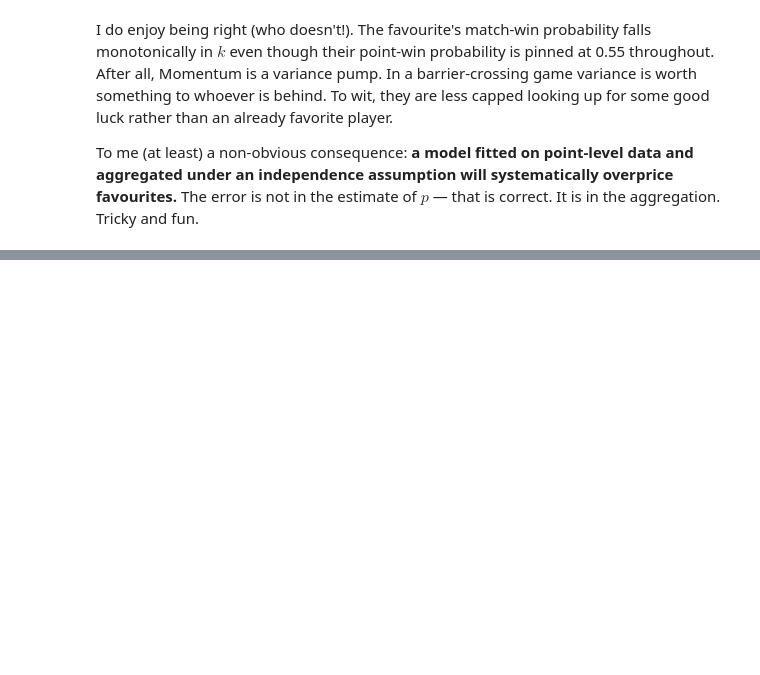
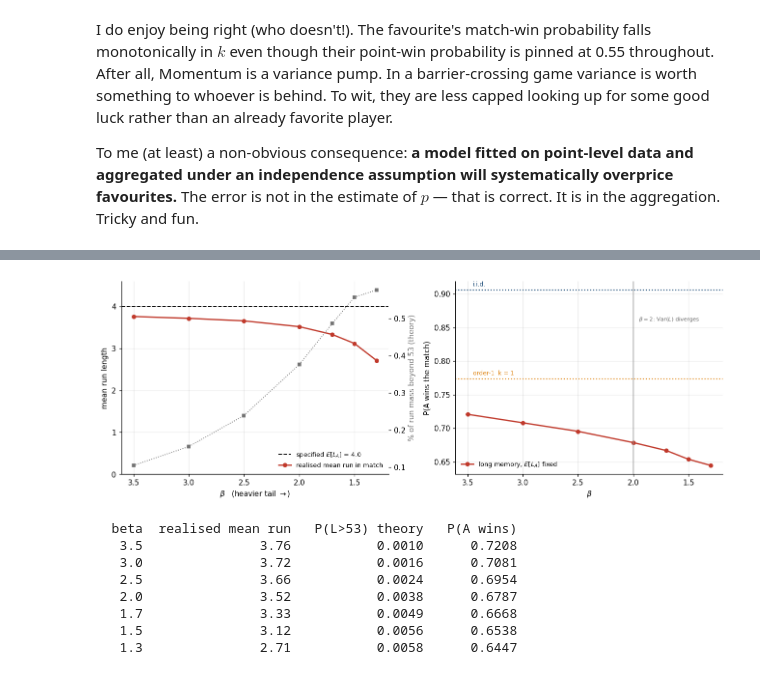
Before and after one commit to MarcoGaloppo/Break-point, a Jupyter notebook: narrative_tennis_lab.ipynb, the cells around one changed output, grey strips where cells are left out. Saved outputs shown, nothing was run; the diff lists cells and outputs as text; code cells hidden in the pictures; blank space fills up the shorter version.

```diff
--- a/narrative_tennis_lab.ipynb
+++ b/narrative_tennis_lab.ipynb
@@ -589,0 +809,55 @@ error is not in the estimate of $p$ — that is correct. It is in the aggregatio
+# %%
+BETAS = [3.5, 3.0, 2.5, 2.0, 1.7, 1.5, 1.3]
+mean_obs, pwin, tail_mass = [], [], []
+
+for b in BETAS:
+    kw = dict(p=P, memory="long", beta=b, gamma=gamma_for_mean_run(MEAN_RUN, b, P))
+    mp = TennisSimulator(seed=SEED, **kw).simulate_match_points(N_MATCH)
+    mean_obs.append(np.concatenate([run_lengths(x) for x in mp]).mean())
+    pwin.append(TennisSimulator(seed=SEED, **kw).simulate_matches(N_MATCH)["winner"].mean())
+    beta, gamma_a, _ = TennisSimulator(**kw).hazard_params
+    tail_mass.append(float(run_survival(53, beta, gamma_a)))
+
+p_iid = TennisSimulator(p=P, k=0.0, seed=SEED).simulate_matches(N_MATCH)["winner"].mean()
+p_k1 = TennisSimulator(p=P, k=1.0, seed=SEED).simulate_matches(N_MATCH)["winner"].mean()
+
+fig, (ax1, ax2) = plt.subplots(1, 2, figsize=(12, 4.4))
+
+ax1.axhline(MEAN_RUN, color="k", ls="--", lw=1.3, label=f"specified $E[L_A]$ = {MEAN_RUN}")
+ax1.plot(BETAS, mean_obs, "o-", color=C1, ms=5, lw=1.8, label="realised mean run in match")
+ax1.invert_xaxis(); ax1.set_ylim(0, 4.6)
+ax1.set_xlabel(r"$\beta$   (heavier tail $\rightarrow$)")
+ax1.set_ylabel("mean run length")
+ax1.legend(fontsize=8.5, loc="lower right")
+ax1b = ax1.twinx()
+ax1b.plot(BETAS, 100 * np.array(tail_mass), "s:", color="0.45", ms=4, lw=1.2)
+ax1b.set_ylabel("% of run mass beyond 53 (theory)", color="0.45")
+ax1b.grid(False)
+
+ax2.axhline(p_iid, color=C0, ls=":", lw=1.5)
+ax2.text(3.45, p_iid + 0.006, "i.i.d.", fontsize=8, color=C0)
+ax2.axhline(p_k1, color=C2, ls=":", lw=1.5)
+ax2.text(3.45, p_k1 + 0.006, "order-1  k = 1", fontsize=8, color=C2)
+ax2.plot(BETAS, pwin, "o-", color=C1, ms=5, lw=1.8, label=r"long memory, $E[L_A]$ fixed")
+ax2.axvline(2.0, color="0.6", lw=1)
+ax2.text(1.98, 0.86, r"  $\beta=2$: $\mathrm{Var}(L)$ diverges", fontsize=7.5, color="0.4")
+ax2.invert_xaxis()
+ax2.set_xlabel(r"$\beta$")
+ax2.set_ylabel("P(A wins the match)")
+ax2.legend(fontsize=8.5, loc="lower left")
+
+plt.tight_layout(); plt.show()
+
+print(f"{'beta':>6} {'realised mean run':>18} {'P(L>53) theory':>16} {'P(A wins)':>11}")
+for i, b in enumerate(BETAS):
+    print(f"{b:>6.1f} {mean_obs[i]:>18.2f} {tail_mass[i]:>16.4f} {pwin[i]:>11.4f}")
+# %% [output]
+[figure, added]
+  beta  realised mean run   P(L>53) theory   P(A wins)
+   3.5               3.76           0.0010      0.7208
+   3.0               3.72           0.0016      0.7081
+   2.5               3.66           0.0024      0.6954
+   2.0               3.52           0.0038      0.6787
+   1.7               3.33           0.0049      0.6668
+   1.5               3.12           0.0056      0.6538
+   1.3               2.71           0.0058      0.6447
```
Also changed, not shown: parts of 10 cells of this notebook, 7 other files.
